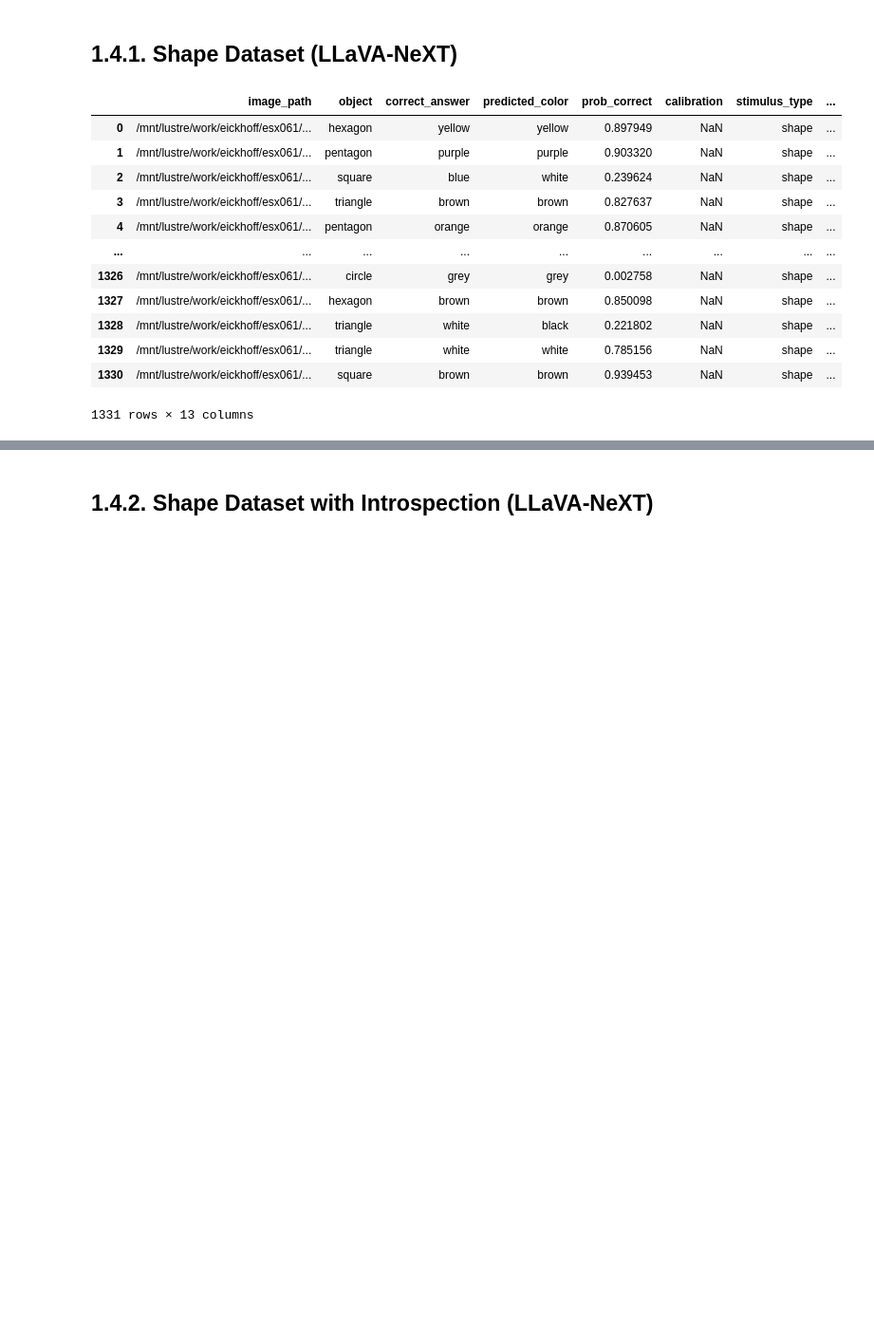
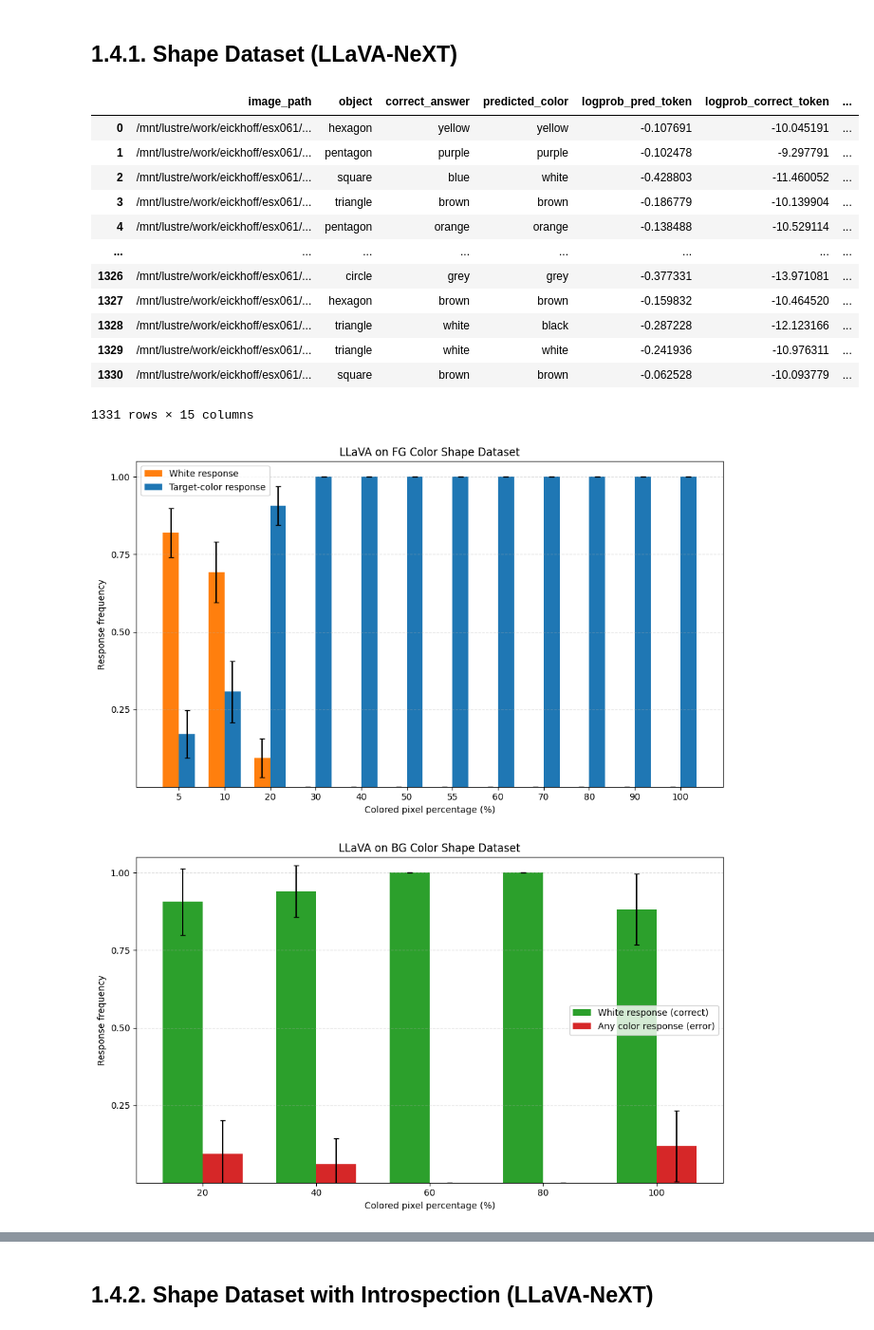
Before and after one commit to jonnemi/color-concept-entanglement, a Jupyter notebook: model_evaluation/VLM_evaluations.ipynb, the cells around one changed output, grey strips where cells are left out. Shown at 95% size. Drawn from its saved outputs; the diff is of its cells as text; code cells hidden in the pictures; blank space fills up the shorter version.

```diff
--- a/model_evaluation/VLM_evaluations.ipynb
+++ b/model_evaluation/VLM_evaluations.ipynb
@@ -562,19 +555,30 @@ out_path = LLAVA / f"evaluation_{llava_model_name}_{suffix}.csv"
 llava_shape_pred_df.to_csv(out_path, index=False)
 # %%
 llava_shape_pred_df = pd.read_csv(LLAVA / "evaluation_llava-v1.6-mistral-7b-hf_shapes.csv")
+llava_shape_pred_df["predicted_color"] = llava_shape_pred_df["predicted_color"].apply(normalize_color_prediction)
 llava_shape_pred_df = llava_shape_pred_df.merge(shape_df, on=["image_path", "object"])
 display(llava_shape_pred_df)
+
+plot_fg_response_frequencies_bar(llava_shape_pred_df, title="LLaVA on FG Color Shape Dataset", response_col="predicted_color")
+plot_bg_response_frequencies_bar(llava_shape_pred_df, title="LLaVA on BG Color Shape Dataset", response_col="predicted_color")
+
+plot_model_logprobs(
+    llava_shape_pred_df,
+    title="LLaVA model log probabilities on Color Shape Dataset",
+)
 # %% [output]
-|  | image_path | object | correct_answer | predicted_color | prob_correct | calibration | stimulus_type | ... |
-| 0 | /mnt/lustre/work/eickhoff/esx061/... | hexagon | yellow | yellow | 0.897949 | NaN | shape | ... |
-| 1 | /mnt/lustre/work/eickhoff/esx061/... | pentagon | purple | purple | 0.903320 | NaN | shape | ... |
-| 2 | /mnt/lustre/work/eickhoff/esx061/... | square | blue | white | 0.239624 | NaN | shape | ... |
-| 3 | /mnt/lustre/work/eickhoff/esx061/... | triangle | brown | brown | 0.827637 | NaN | shape | ... |
-| 4 | /mnt/lustre/work/eickhoff/esx061/... | pentagon | orange | orange | 0.870605 | NaN | shape | ... |
-| ... | ... | ... | ... | ... | ... | ... | ... | ... |
-| 1326 | /mnt/lustre/work/eickhoff/esx061/... | circle | grey | grey | 0.002758 | NaN | shape | ... |
-| 1327 | /mnt/lustre/work/eickhoff/esx061/... | hexagon | brown | brown | 0.850098 | NaN | shape | ... |
-| 1328 | /mnt/lustre/work/eickhoff/esx061/... | triangle | white | black | 0.221802 | NaN | shape | ... |
-| 1329 | /mnt/lustre/work/eickhoff/esx061/... | triangle | white | white | 0.785156 | NaN | shape | ... |
-| 1330 | /mnt/lustre/work/eickhoff/esx061/... | square | brown | brown | 0.939453 | NaN | shape | ... |
+|  | image_path | object | correct_answer | predicted_color | logprob_pred_token | logprob_correct_token | ... |
+| 0 | /mnt/lustre/work/eickhoff/esx061/... | hexagon | yellow | yellow | -0.107691 | -10.045191 | ... |
+| 1 | /mnt/lustre/work/eickhoff/esx061/... | pentagon | purple | purple | -0.102478 | -9.297791 | ... |
+| 2 | /mnt/lustre/work/eickhoff/esx061/... | square | blue | white | -0.428803 | -11.460052 | ... |
+| 3 | /mnt/lustre/work/eickhoff/esx061/... | triangle | brown | brown | -0.186779 | -10.139904 | ... |
+| 4 | /mnt/lustre/work/eickhoff/esx061/... | pentagon | orange | orange | -0.138488 | -10.529114 | ... |
+| ... | ... | ... | ... | ... | ... | ... | ... |
+| 1326 | /mnt/lustre/work/eickhoff/esx061/... | circle | grey | grey | -0.377331 | -13.971081 | ... |
+| 1327 | /mnt/lustre/work/eickhoff/esx061/... | hexagon | brown | brown | -0.159832 | -10.464520 | ... |
+| 1328 | /mnt/lustre/work/eickhoff/esx061/... | triangle | white | black | -0.287228 | -12.123166 | ... |
+| 1329 | /mnt/lustre/work/eickhoff/esx061/... | triangle | white | white | -0.241936 | -10.976311 | ... |
+| 1330 | /mnt/lustre/work/eickhoff/esx061/... | square | brown | brown | -0.062528 | -10.093779 | ... |
-1331 rows × 13 columns
+1331 rows × 15 columns
+[figure, added]
+[figure, added]
```
Also changed, not shown: parts of 34 cells of this notebook, 5 other files.
